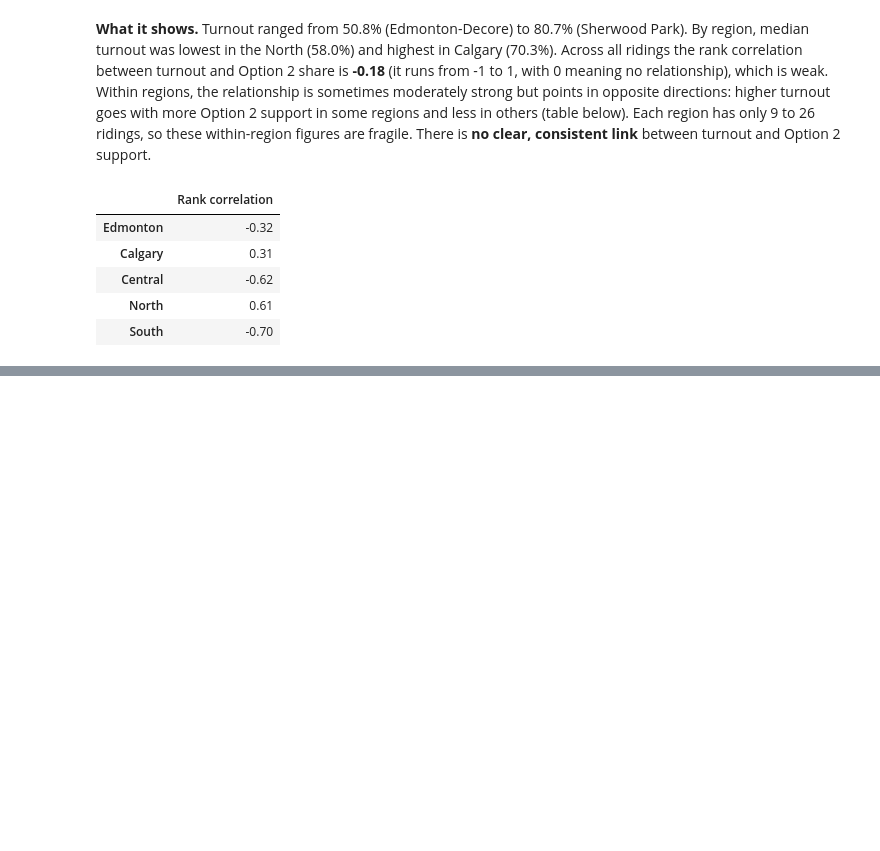
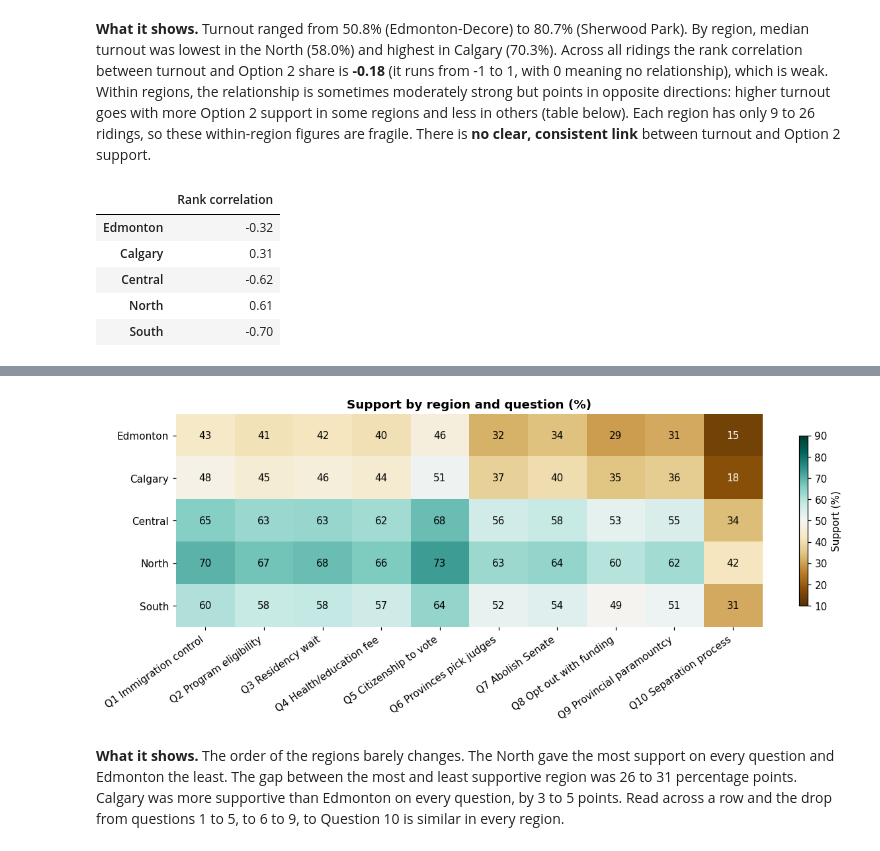
Before and after one commit to TheZarif/alberta-referendum, a Jupyter notebook: notebooks/06-spatial_analysis.ipynb, the cells around one changed output, grey strips where cells are left out. Cells and saved outputs as stored; diff of their text form; code cells hidden in the pictures; blank space fills up the shorter version.

```diff
--- a/notebooks/06-spatial_analysis.ipynb
+++ b/notebooks/06-spatial_analysis.ipynb
@@ -473,0 +604,38 @@ Option 2 support.
+# %%
+vr = votes.merge(gdf[["ed_code", "region"]], on="ed_code")
+reg = vr.groupby(["region", "question_number"])[["support_votes", "total"]].sum()
+region_support = (100 * reg["support_votes"] / reg["total"]).unstack().reindex(REGION_ORDER)
+
+fig, ax = plt.subplots(figsize=(13, 3.8))
+im = ax.imshow(region_support.to_numpy(), cmap=SUPPORT_CMAP, norm=SUPPORT_NORM, aspect="auto")
+for i in range(region_support.shape[0]):
+    for j in range(region_support.shape[1]):
+        v = region_support.iat[i, j]
+        ax.text(j, i, f"{v:.0f}", ha="center", va="center", fontsize=10,
+                color="white" if abs(v - 50) > 28 else "black")
+ax.set_xticks(range(len(QS)))
+ax.set_xticklabels([QUESTION_LABELS[q] for q in QS], rotation=35, ha="right")
+ax.set_yticks(range(len(REGION_ORDER)))
+ax.set_yticklabels(REGION_ORDER)
+ax.spines[:].set_visible(False)
+fig.colorbar(im, ax=ax, shrink=0.8, label="Support (%)")
+ax.set_title("Support by region and question (%)")
+plt.show()
+
+top = region_support.idxmax().unique()
+bottom = region_support.idxmin().unique()
+gap = region_support.max() - region_support.min()
+cal_minus_edm = region_support.loc["Calgary"] - region_support.loc["Edmonton"]
+order_text = (f"The {top[0]} gave the most support on every question and {bottom[0]} the least."
+              if len(top) == 1 and len(bottom) == 1 else
+              "The most and least supportive regions vary a little between questions.")
+note(f"""**What it shows.** The order of the regions barely changes. {order_text} The gap between the most and
+least supportive region was {gap.min():.0f} to {gap.max():.0f} percentage points. Calgary was more supportive
+than Edmonton on every question, by {cal_minus_edm.min():.0f} to {cal_minus_edm.max():.0f} points. Read across
+a row and the drop from questions 1 to 5, to 6 to 9, to Question 10 is similar in every region.""")
+# %% [output]
+[figure, added]
+**What it shows.** The order of the regions barely changes. The North gave the most support on every question and Edmonton the least. The gap between the most and
+least supportive region was 26 to 31 percentage points. Calgary was more supportive
+than Edmonton on every question, by 3 to 5 points. Read across
+a row and the drop from questions 1 to 5, to 6 to 9, to Question 10 is similar in every region.
```
Also changed, not shown: parts of 17 cells of this notebook, 6 other files.
